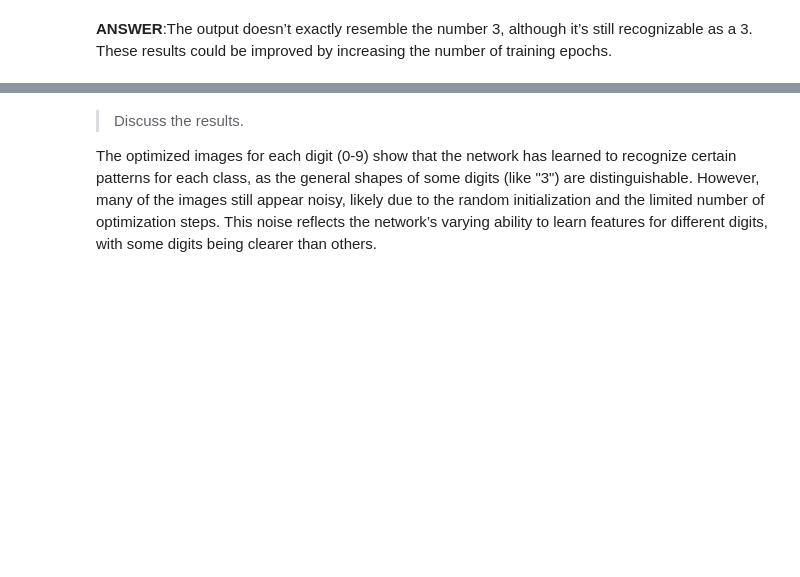
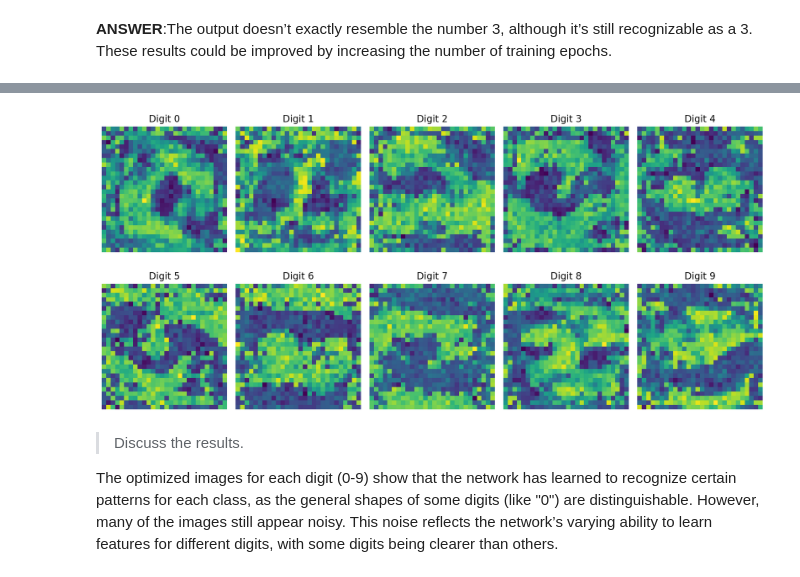
Before and after one commit to FeliGR/Dense-Networks-Training-and-Regularization-Lab, a Jupyter notebook: STUDENT_Lab_MLP_Part_3.ipynb, the cells around one changed output, grey strips where cells are left out. Cells and saved outputs as stored; diff of their text form; code cells hidden in the pictures; blank space fills up the shorter version.

```diff
--- a/STUDENT_Lab_MLP_Part_3.ipynb
+++ b/STUDENT_Lab_MLP_Part_3.ipynb
@@ -346,26 +397,28 @@ plt.show()
 # %%
 #YOUR CODE HERE
 true_prob = torch.tensor(0.9)
-sgd_iter = 100000
+sgd_iter = 50
 
 fig, axes = plt.subplots(2, 5, figsize=(12, 6))
 axes = axes.ravel()
 
 for digit in range(10):
 
     opt_input = Optimize_NN_Input(NN_trained=my_MLP_drop, lr=5e-3, img0=torch.randn(28,28)*0.01)
 
     opt_input.trainloop(category=digit, true_prob=true_prob, sgd_iter=sgd_iter)
 
     optimized_image = opt_input.input.detach().cpu().numpy().reshape(28, 28)
 
     axes[digit].imshow(optimized_image)
     axes[digit].set_title(f'Digit {digit}')
     axes[digit].axis('off')
 
 plt.tight_layout()
 plt.show()
+# %% [output]
+[figure, added]
 # %% [markdown]
 > Discuss the results.
 
-The optimized images for each digit (0-9) show that the network has learned to recognize certain patterns for each class, as the general shapes of some digits (like "3") are distinguishable. However, many of the images still appear noisy, likely due to the random initialization and the limited number of optimization steps. This noise reflects the network’s varying ability to learn features for different digits, with some digits being clearer than others.
+The optimized images for each digit (0-9) show that the network has learned to recognize certain patterns for each class, as the general shapes of some digits (like "0") are distinguishable. However, many of the images still appear noisy. This noise reflects the network’s varying ability to learn features for different digits, with some digits being clearer than others.
```
Also changed, not shown: parts of 9 cells of this notebook, 2 other files.
